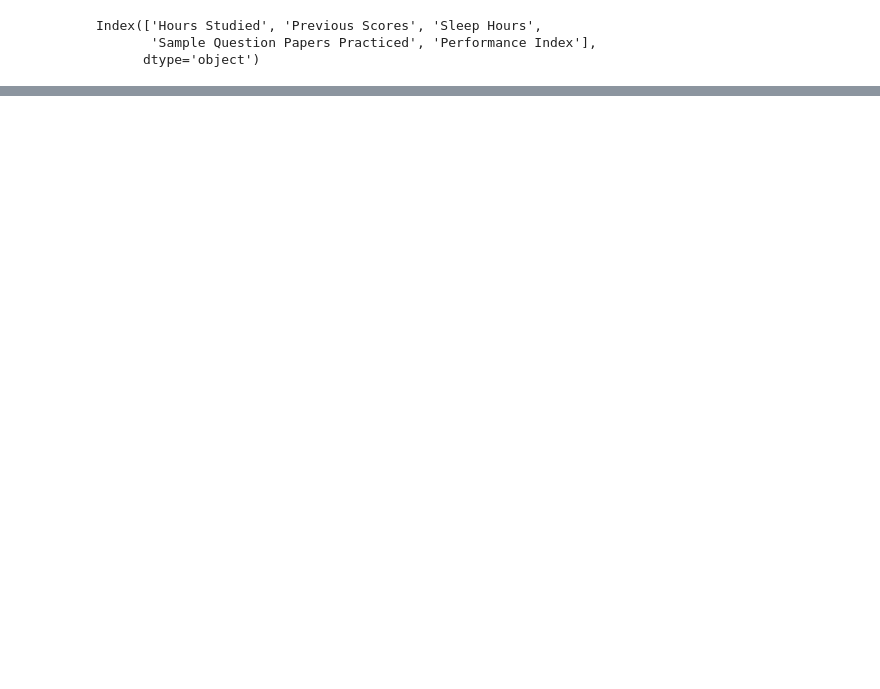
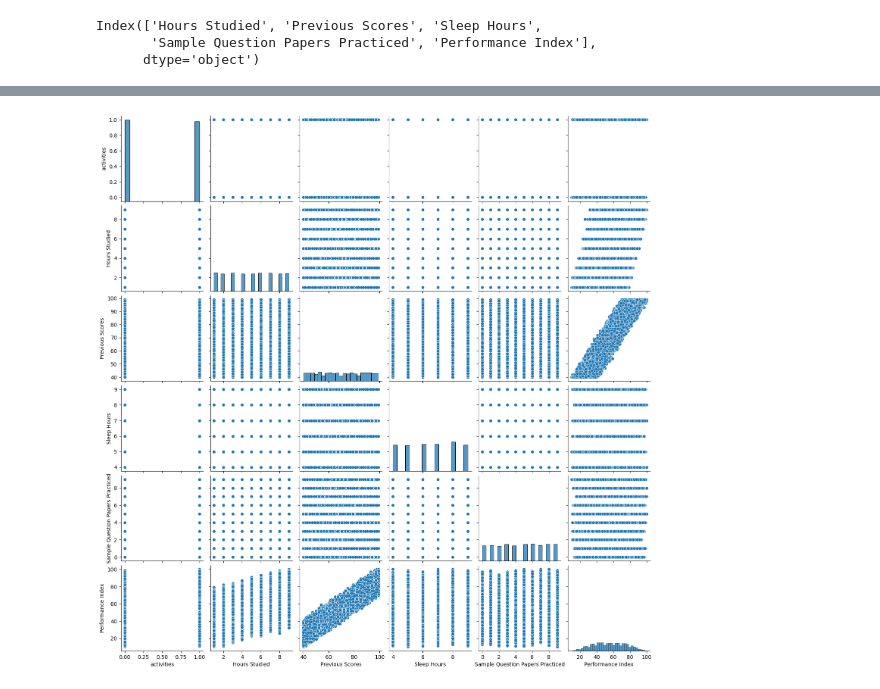
Before and after one commit to AdamSe22/DataMinig, a Jupyter notebook: multiple_student.ipynb, the cells around one changed output, grey strips where cells are left out. Cells and saved outputs as stored; diff of their text form; code cells hidden in the pictures; blank space fills up the shorter version.

```diff
--- a/multiple_student.ipynb
+++ b/multiple_student.ipynb
@@ -107,0 +159,5 @@ plt.show()
+# %%
+sns.pairplot(data)
+plt.show()
+# %% [output]
+[figure, added]
```
Also changed, not shown: parts of 19 cells of this notebook.
